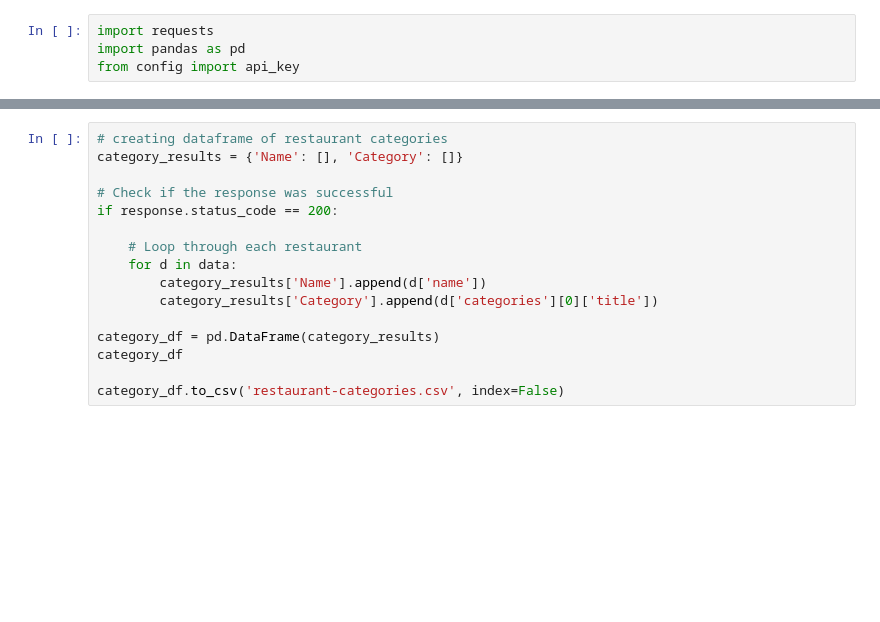
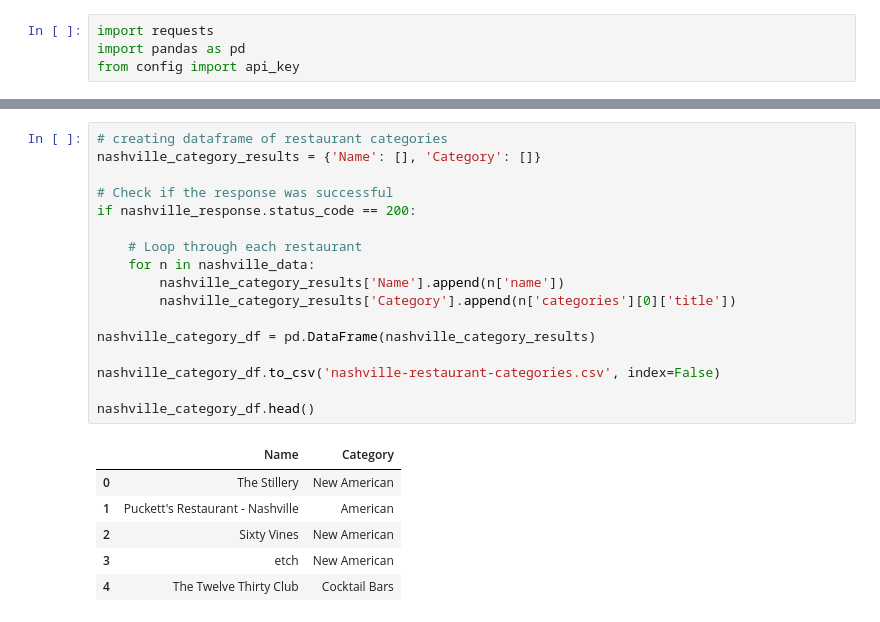
Before and after one commit to caelwillis/group-3-proj-3, a Jupyter notebook: yelp_api.ipynb, the cells around one changed output, grey strips where cells are left out. Drawn from its saved outputs; the diff is of its cells as text; blank space fills up the shorter version.

```diff
--- a/yelp_api.ipynb
+++ b/yelp_api.ipynb
@@ -43,17 +53,25 @@ restaurant_info_df.to_csv('restaurant-info.csv', index=False)
 # %%
 # creating dataframe of restaurant categories
-category_results = {'Name': [], 'Category': []}
+nashville_category_results = {'Name': [], 'Category': []}
 
 # Check if the response was successful
-if response.status_code == 200:
+if nashville_response.status_code == 200:
 
     # Loop through each restaurant
-    for d in data:
-        category_results['Name'].append(d['name'])
-        category_results['Category'].append(d['categories'][0]['title'])
+    for n in nashville_data:
+        nashville_category_results['Name'].append(n['name'])
+        nashville_category_results['Category'].append(n['categories'][0]['title'])
 
-category_df = pd.DataFrame(category_results)
-category_df
+nashville_category_df = pd.DataFrame(nashville_category_results)
 
-category_df.to_csv('restaurant-categories.csv', index=False)
+nashville_category_df.to_csv('nashville-restaurant-categories.csv', index=False)
+
+nashville_category_df.head()
+# %% [output]
+|  | Name | Category |
+| 0 | The Stillery | New American |
+| 1 | Puckett's Restaurant - Nashville | American |
+| 2 | Sixty Vines | New American |
+| 3 | etch | New American |
+| 4 | The Twelve Thirty Club | Cocktail Bars |
 # %%
```
Also changed, not shown: parts of 7 cells of this notebook, 6 other files.
